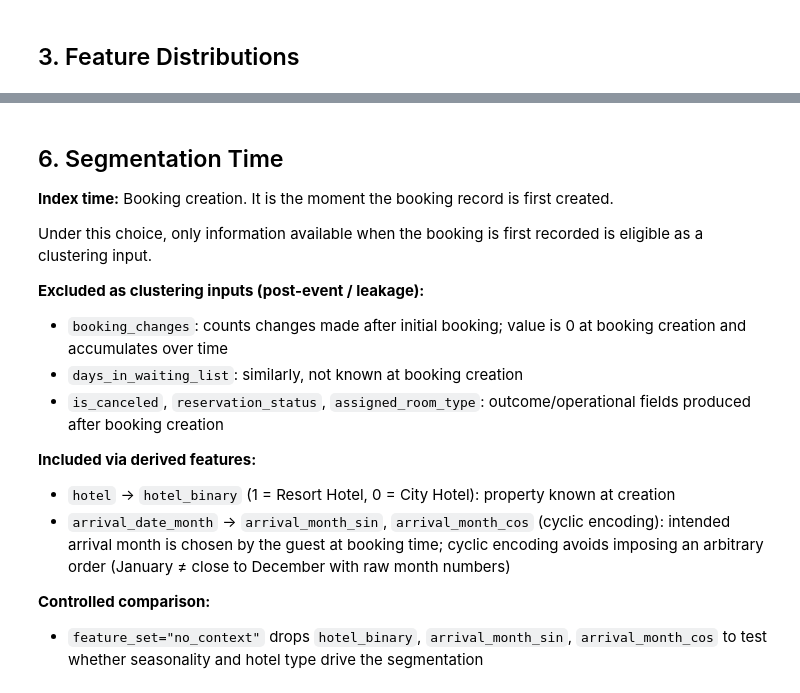
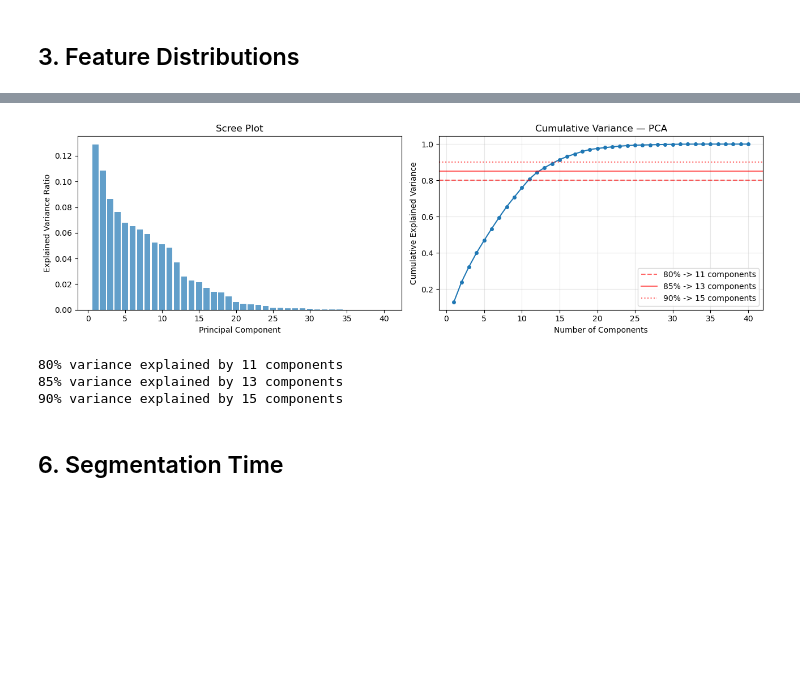
Before and after one commit to nmn0gueira/hotel-booking-ml, a Jupyter notebook: notebooks/01_eda.ipynb, the cells around one changed output, grey strips where cells are left out. Drawn from its saved outputs; the diff is of its cells as text; code cells hidden in the pictures; blank space fills up the shorter version.

```diff
--- a/notebooks/01_eda.ipynb
+++ b/notebooks/01_eda.ipynb
@@ -130,27 +339,43 @@ print(pairs.head(10).round(3))
+# %%
+from sklearn.decomposition import PCA
+
+X_pca, _= preprocess_data(df, feature_set='full', scaler='standard')
+pca_full = PCA(random_state=0)
+pca_full.fit(X_pca)
+
+cum_var = np.cumsum(pca_full.explained_variance_ratio_)
+
+fig, axes = plt.subplots(1, 2, figsize=(13, 4))
+
+axes[0].bar(range(1, len(pca_full.explained_variance_ratio_) + 1),
+            pca_full.explained_variance_ratio_, alpha=0.7)
+axes[0].set_xlabel('Principal Component')
+axes[0].set_ylabel('Explained Variance Ratio')
+axes[0].set_title('Scree Plot')
+
+axes[1].plot(range(1, len(cum_var) + 1), cum_var, marker='o', markersize=4)
+for threshold, ls in [(0.80, '--'), (0.85, '-'), (0.90, ':')]:
+    n_comp = int(np.searchsorted(cum_var, threshold)) + 1
+    axes[1].axhline(threshold, color='red', linestyle=ls, alpha=0.6,
+                    label=f'{threshold:.0%} -> {n_comp} components')
+axes[1].set_xlabel('Number of Components')
+axes[1].set_ylabel('Cumulative Explained Variance')
+axes[1].set_title('Cumulative Variance — PCA')
+axes[1].legend()
+axes[1].grid(True, alpha=0.3)
+plt.tight_layout()
+plt.show()
+
+for threshold in [0.80, 0.85, 0.90]:
+    n = int(np.searchsorted(cum_var, threshold)) + 1
+    print(f'{threshold:.0%} variance explained by {n} components')
+# %% [output]
+[figure, added]
+80% variance explained by 11 components
+85% variance explained by 13 components
+90% variance explained by 15 components
 # %% [markdown]
 ## 6. Segmentation Time
-
-**Index time:** Booking creation. It is the moment the booking record is first created.
-
-Under this choice, only information available when the booking is first recorded is
-eligible as a clustering input.
-
-**Excluded as clustering inputs (post-event / leakage):**
-- `booking_changes`: counts changes made after initial booking; value is 0 at booking
-  creation and accumulates over time
-- `days_in_waiting_list`: similarly, not known at booking creation
-- `is_canceled`, `reservation_status`, `assigned_room_type`: outcome/operational fields
-  produced after booking creation
-
-**Included via derived features:**
-- `hotel` → `hotel_binary` (1 = Resort Hotel, 0 = City Hotel): property known at creation
-- `arrival_date_month` → `arrival_month_sin`, `arrival_month_cos` (cyclic encoding):
-  intended arrival month is chosen by the guest at booking time; cyclic encoding avoids
-  imposing an arbitrary order (January ≠ close to December with raw month numbers)
-
-**Controlled comparison:**
-- `feature_set="no_context"` drops `hotel_binary`, `arrival_month_sin`, `arrival_month_cos`
-  to test whether seasonality and hotel type drive the segmentation
 # %%
 from src.preprocessing import EXCLUDED_COLUMNS, CONTEXT_BLOCK, FULL_FEATURE_SET
 
```
Also changed, not shown: parts of 23 cells of this notebook, 4 other files.
